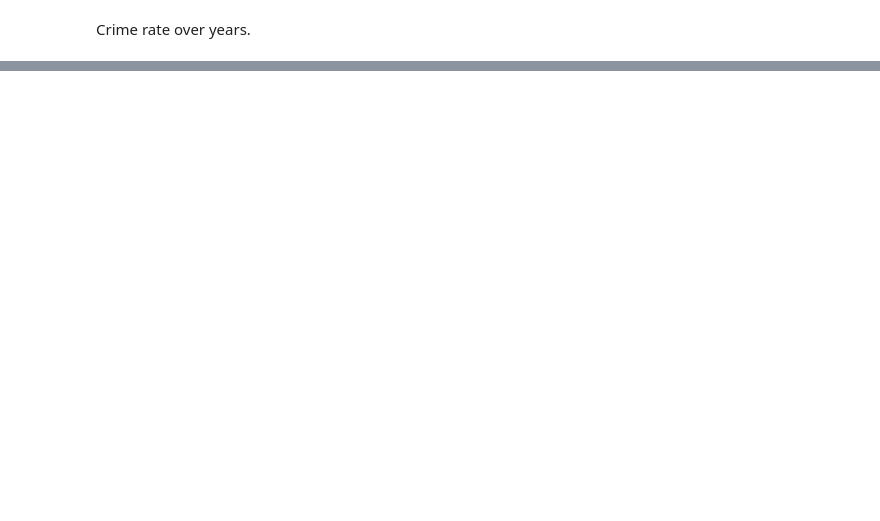
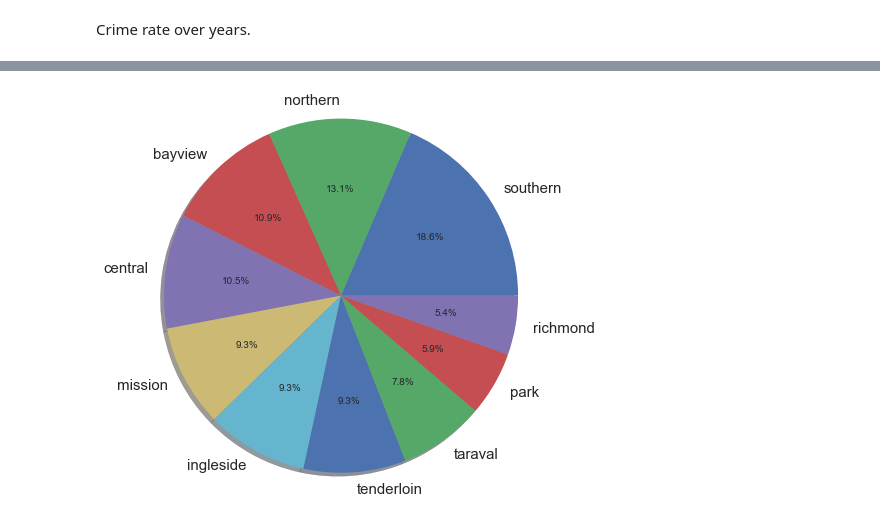
Before and after one commit to aashsub90/vigilante, a Jupyter notebook: data_analysis.ipynb, the cells around one changed output, grey strips where cells are left out. Cells and saved outputs as stored; diff of their text form; code cells hidden in the pictures; blank space fills up the shorter version.

```diff
--- a/data_analysis.ipynb
+++ b/data_analysis.ipynb
@@ -40,0 +85,17 @@ Text(0.5,0.98,'Crime occurences over years.')
+# %%
+district = crime_data['district'].value_counts()
+# %%
+# pie chart of district wise crime percentages
+labels = ['southern', 'northern', 'bayview', 'central', 'mission', 'ingleside', 'tenderloin', 'taraval', 'park', 'richmond']
+sizes = [district['southern'], district['northern'], district['bayview'], district['central'], district['ingleside'], district['tenderloin'], district['ingleside'], district['taraval'], district['park'],  district['richmond'] ]
+
+
+# print(sizes) # adds up to 1433, which is the total number of participants
+fig1, ax1 = plt.subplots(figsize = (7,7))
+patches, texts, autotexts = ax1.pie(sizes, labels=labels, autopct='%1.1f%%', shadow=True)
+for i in range(0, len(district)):
+    texts[i].set_fontsize(15)
+ax1.axis('equal')
+plt.show()
+# %% [output]
+[figure, added]
```
Also changed, not shown: parts of 22 cells of this notebook.
